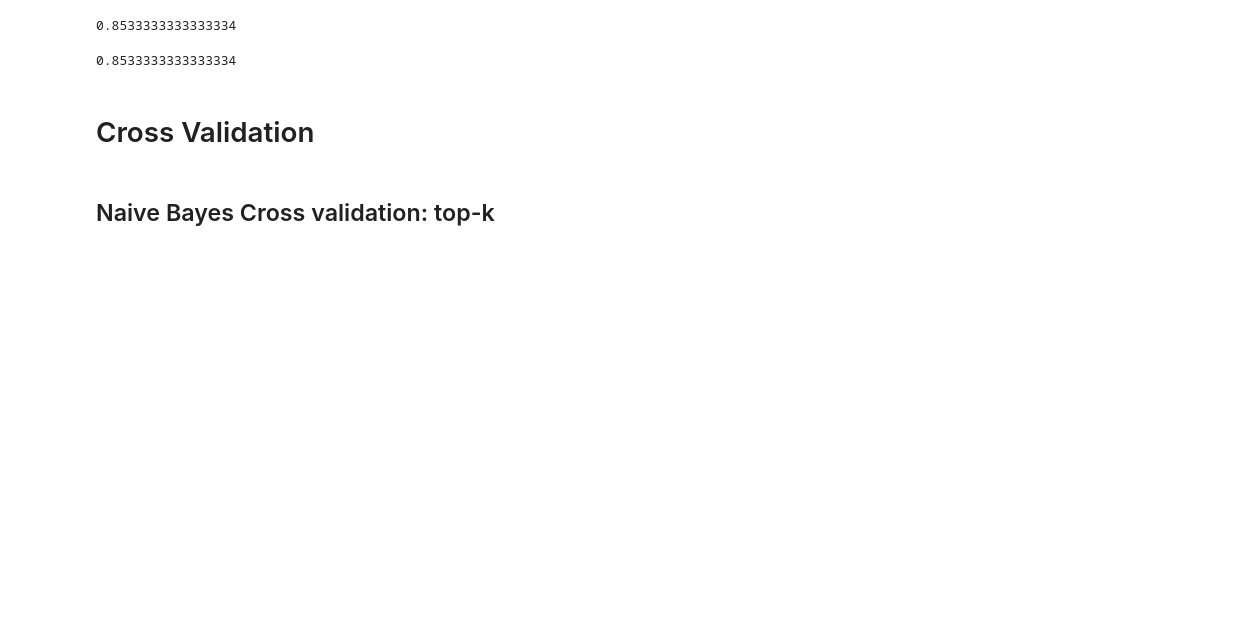
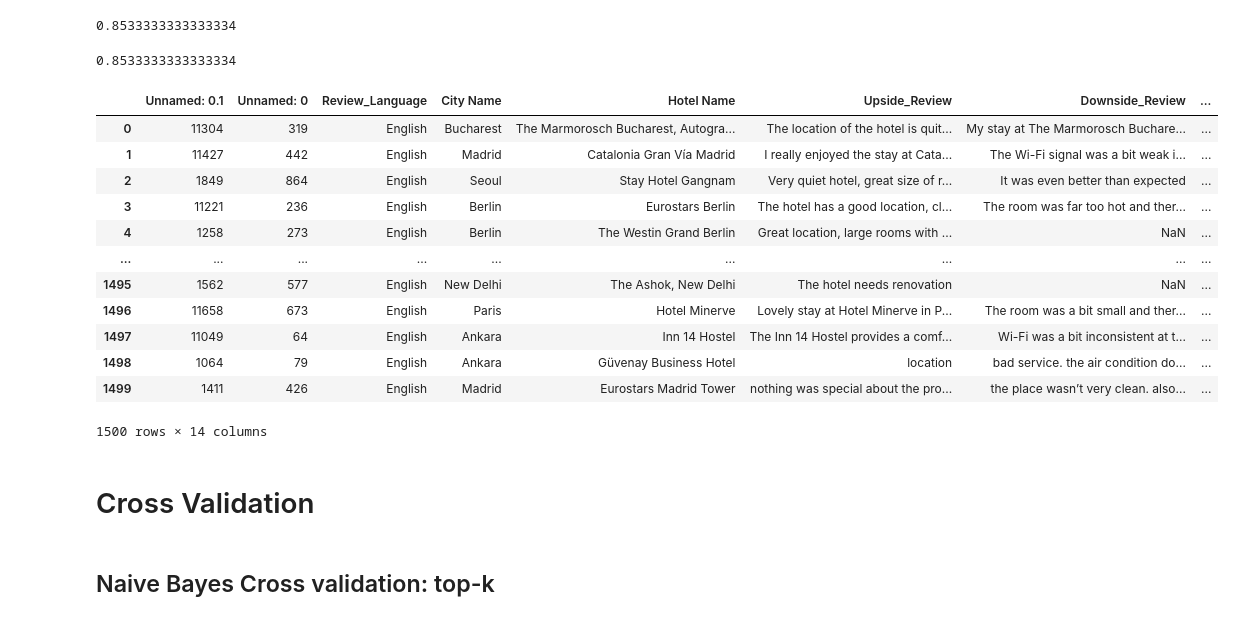
Before and after one commit to GuillaumeGfr/datamining, a Jupyter notebook: preprocessing/preprocessing_test.ipynb, the cells around one changed output. Saved outputs shown, nothing was run; the diff lists cells and outputs as text; code cells hidden in the pictures; blank space fills up the shorter version.

```diff
--- a/preprocessing/preprocessing_test.ipynb
+++ b/preprocessing/preprocessing_test.ipynb
@@ -152,6 +152,22 @@ GB_pred = GB.predict(X_val)
 print(metrics.accuracy_score(GB_pred, y_val))
 # %% [output]
 0.8533333333333334
+# %%
+train_df
+# %% [output]
+|  | Unnamed: 0.1 | Unnamed: 0 | Review_Language | City Name | Hotel Name | Upside_Review | Downside_Review | ... |
+| 0 | 11304 | 319 | English | Bucharest | The Marmorosch Bucharest, Autogra... | The location of the hotel is quit... | My stay at The Marmorosch Buchare... | ... |
+| 1 | 11427 | 442 | English | Madrid | Catalonia Gran Vía Madrid | I really enjoyed the stay at Cata... | The Wi-Fi signal was a bit weak i... | ... |
+| 2 | 1849 | 864 | English | Seoul | Stay Hotel Gangnam | Very quiet hotel, great size of r... | It was even better than expected | ... |
+| 3 | 11221 | 236 | English | Berlin | Eurostars Berlin | The hotel has a good location, cl... | The room was far too hot and ther... | ... |
+| 4 | 1258 | 273 | English | Berlin | The Westin Grand Berlin | Great location, large rooms with ... | NaN | ... |
+| ... | ... | ... | ... | ... | ... | ... | ... | ... |
+| 1495 | 1562 | 577 | English | New Delhi | The Ashok, New Delhi | The hotel needs renovation | NaN | ... |
+| 1496 | 11658 | 673 | English | Paris | Hotel Minerve | Lovely stay at Hotel Minerve in P... | The room was a bit small and ther... | ... |
+| 1497 | 11049 | 64 | English | Ankara | Inn 14 Hostel | The Inn 14 Hostel provides a comf... | Wi-Fi was a bit inconsistent at t... | ... |
+| 1498 | 1064 | 79 | English | Ankara | Güvenay Business Hotel | location | bad service. the air condition do... | ... |
+| 1499 | 1411 | 426 | English | Madrid | Eurostars Madrid Tower | nothing was special about the pro... | the place wasn’t very clean. also... | ... |
+1500 rows × 14 columns
 # %% [markdown]
 # Cross Validation
 # %% [markdown]
```
Also changed, not shown: parts of 3 cells of this notebook, 9 other files.
